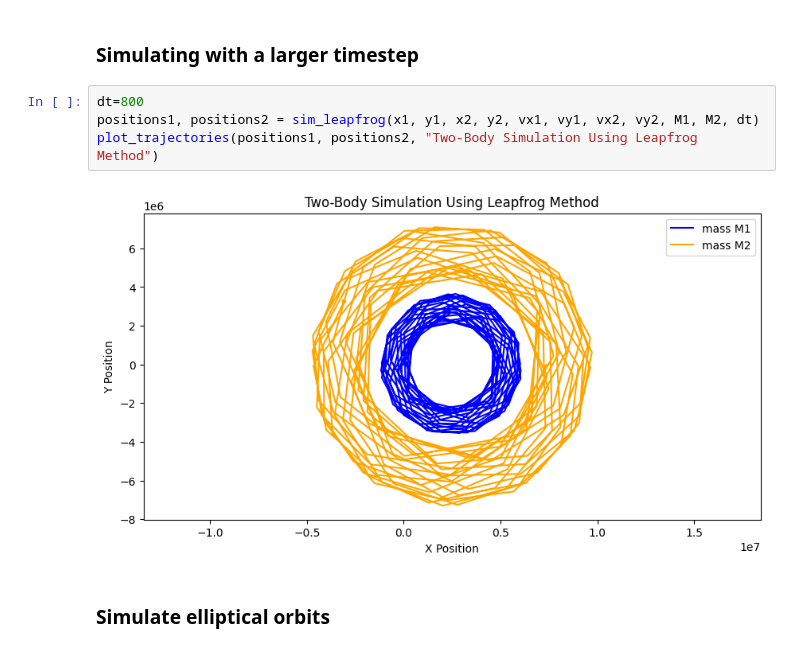
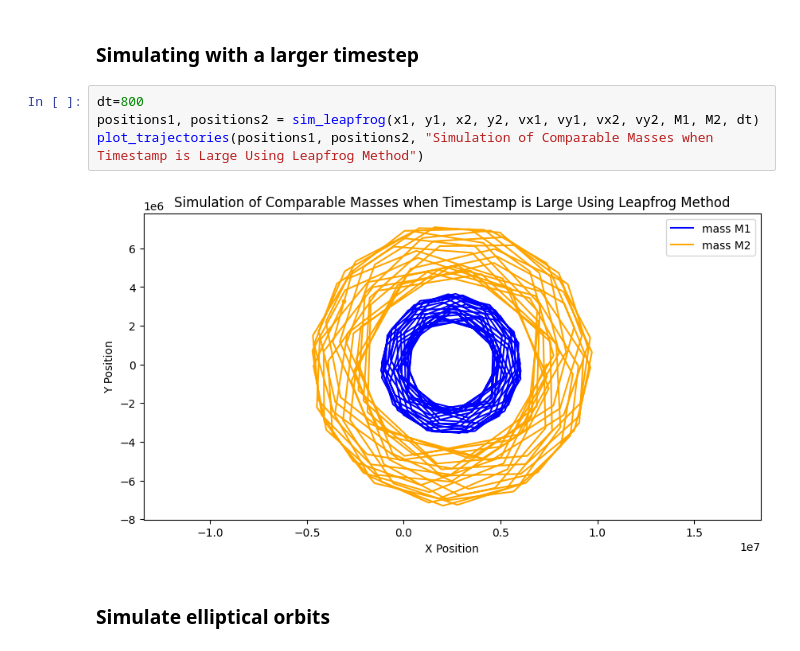
Before and after one commit to kvnjthms/leapfrog, a Jupyter notebook: leapfrog.ipynb, the cells around one changed output. Drawn from its saved outputs; the diff is of its cells as text.

```diff
--- a/leapfrog.ipynb
+++ b/leapfrog.ipynb
@@ -203,9 +206,9 @@ plot_trajectories(positions1, positions2, "Two-Body Simulation Using Leapfrog Me
 # %%
 dt=800
 positions1, positions2 = sim_leapfrog(x1, y1, x2, y2, vx1, vy1, vx2, vy2, M1, M2, dt)
-plot_trajectories(positions1, positions2, "Two-Body Simulation Using Leapfrog Method")
+plot_trajectories(positions1, positions2, "Simulation of Comparable Masses when Timestamp is Large Using Leapfrog Method")
 # %% [output]
-[figure, old version]
+[figure, new version]
 # %% [markdown]
 ### Simulate elliptical orbits
 # %%
```
Also changed, not shown: parts of 9 cells of this notebook.
